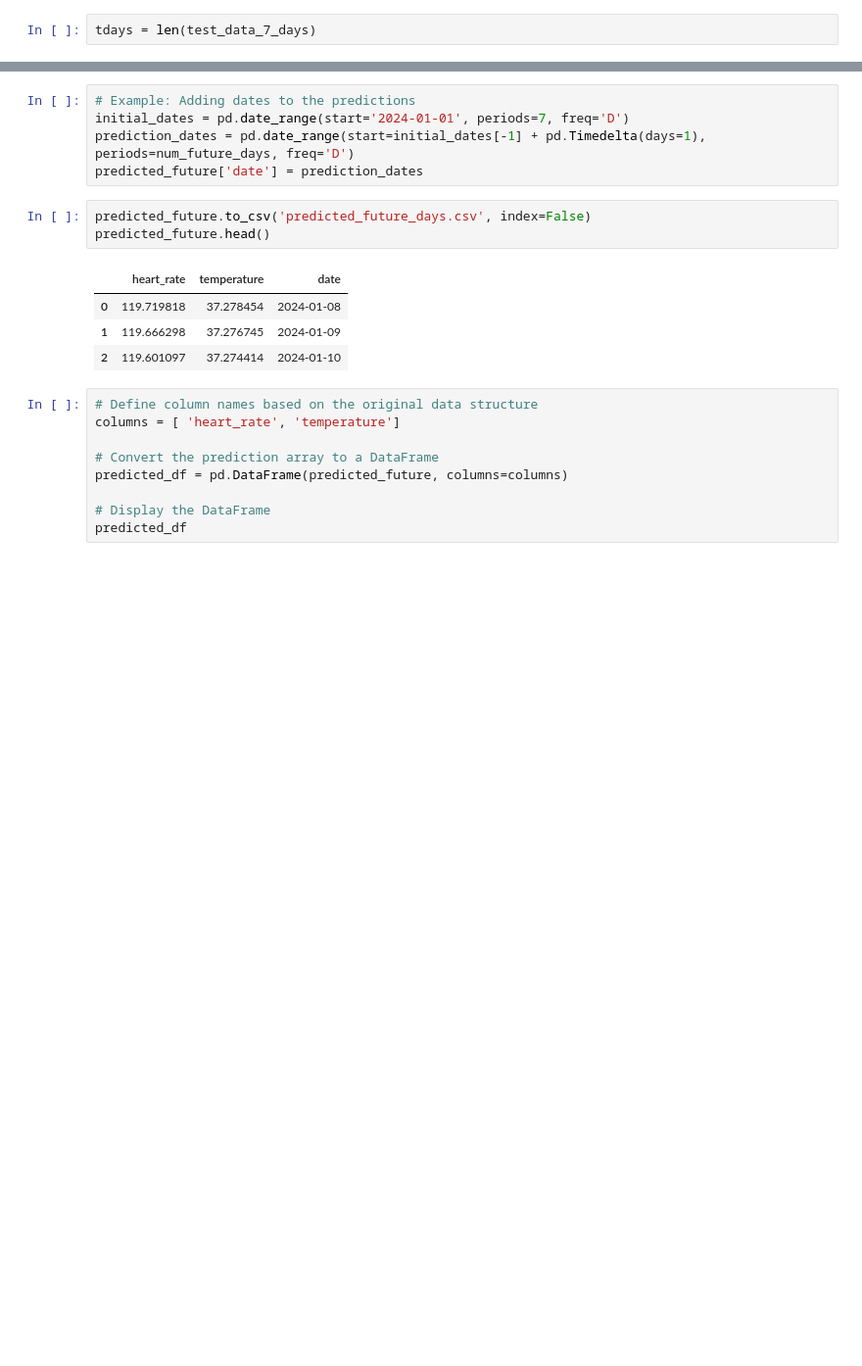
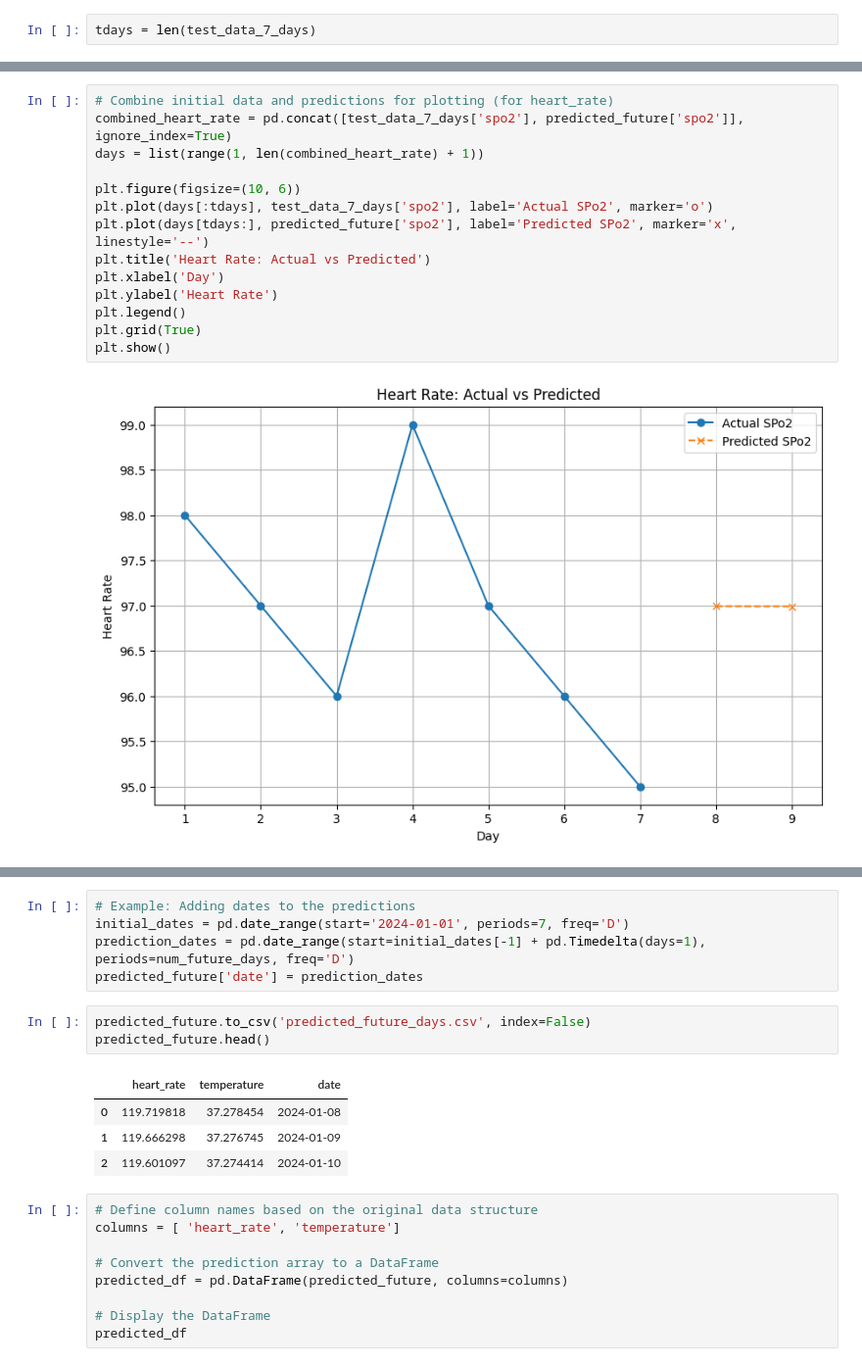
Before and after one commit to soloeinsteinmit/active_track, a Jupyter notebook: server/notebooks/ai_fitness_tracker.ipynb, the cells around one changed output, grey strips where cells are left out. Shown at 98% size. Drawn from its saved outputs; the diff is of its cells as text; blank space fills up the shorter version.

```diff
--- a/server/notebooks/ai_fitness_tracker.ipynb
+++ b/server/notebooks/ai_fitness_tracker.ipynb
@@ -561,3 +575,19 @@ Predicted Future Days:
+# %%
+# Combine initial data and predictions for plotting (for heart_rate)
+combined_heart_rate = pd.concat([test_data_7_days['spo2'], predicted_future['spo2']], ignore_index=True)
+days = list(range(1, len(combined_heart_rate) + 1))
+
+plt.figure(figsize=(10, 6))
+plt.plot(days[:tdays], test_data_7_days['spo2'], label='Actual SPo2', marker='o')
+plt.plot(days[tdays:], predicted_future['spo2'], label='Predicted SPo2', marker='x', linestyle='--')
+plt.title('Heart Rate: Actual vs Predicted')
+plt.xlabel('Day')
+plt.ylabel('Heart Rate')
+plt.legend()
+plt.grid(True)
+plt.show()
+# %% [output]
+[figure, added]
 # %%
 # Combine initial data and predictions for plotting (for heart_rate)
 combined_heart_rate = pd.concat([test_data_7_days['heart_rate'], predicted_future['heart_rate']], ignore_index=True)
```
Also changed, not shown: parts of 9 cells of this notebook, 31 other files.
